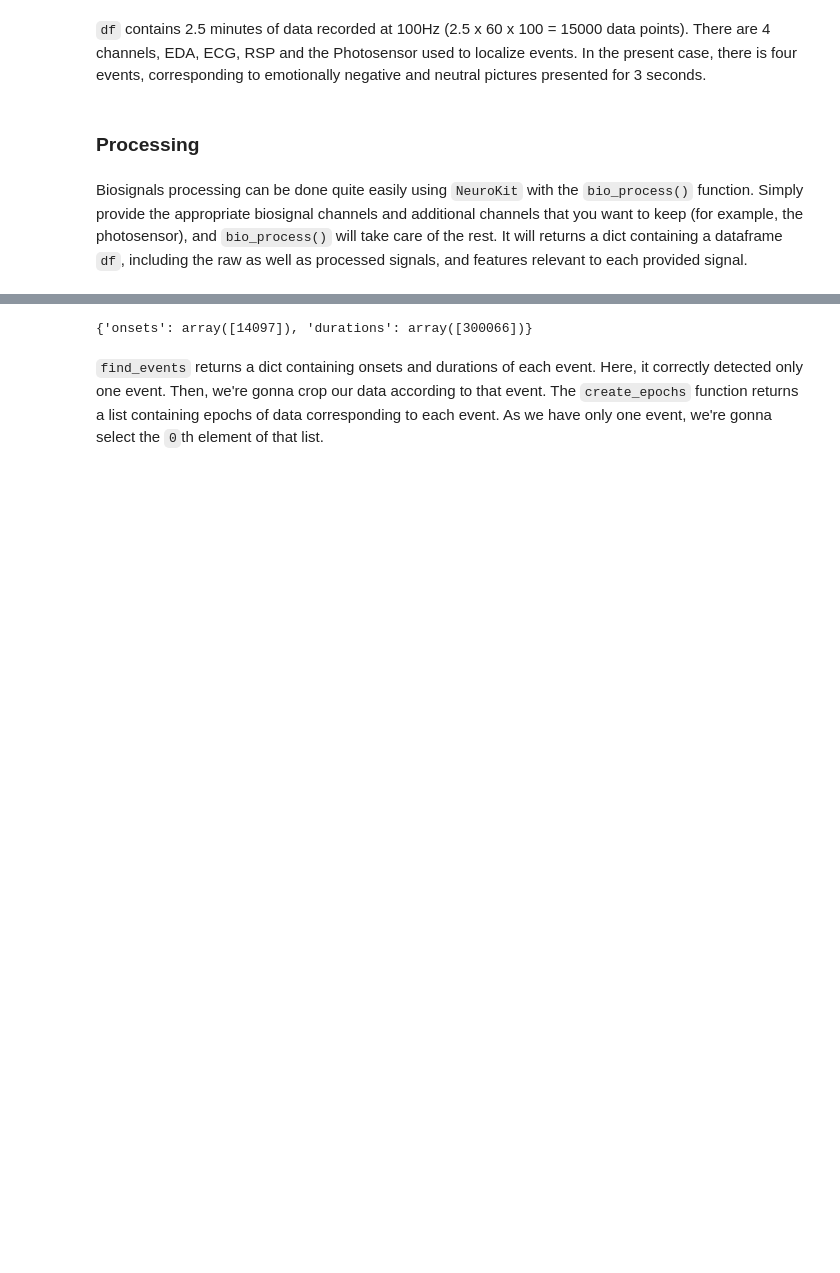
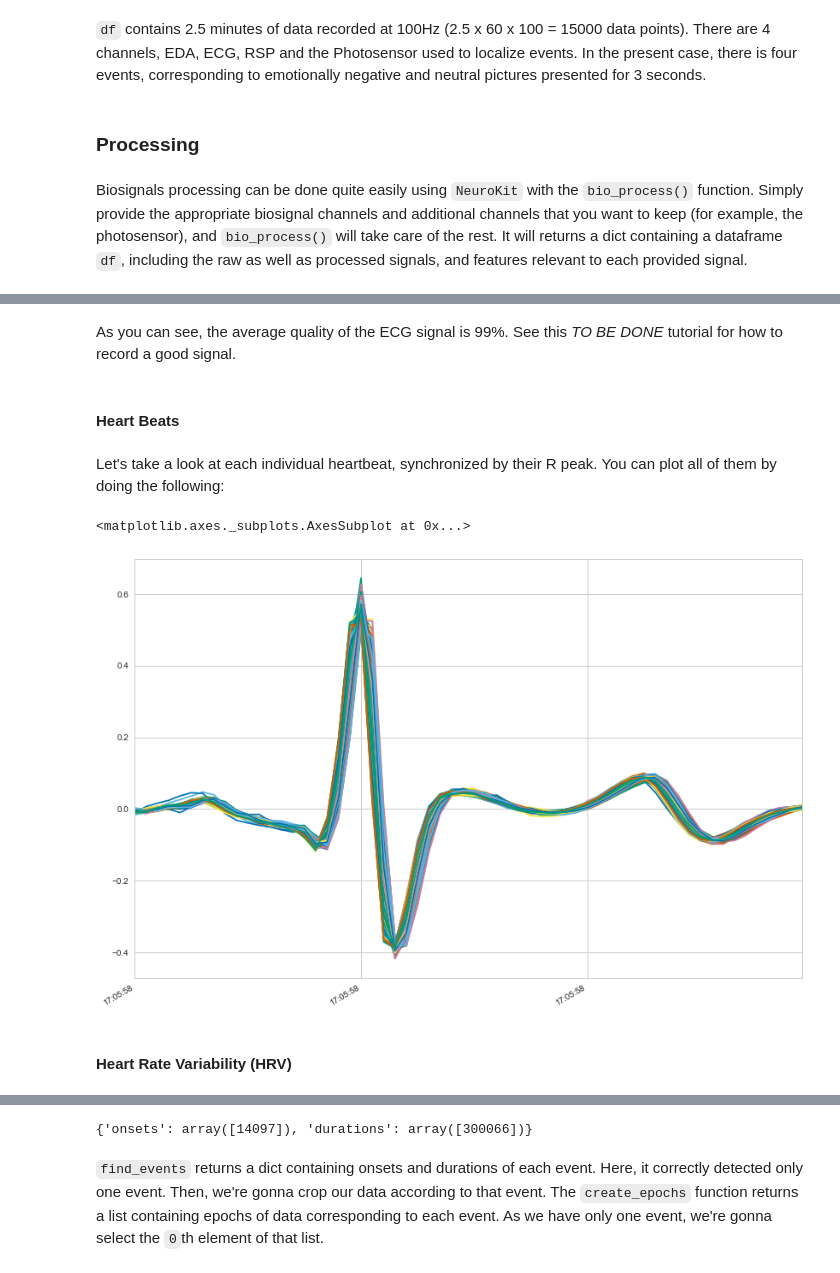
Before and after one commit to neuropsychology/NeuroKit.py, a Jupyter notebook: examples/Bio/bio.ipynb, the cells around one changed output, grey strips where cells are left out. Saved outputs shown, nothing was run; the diff lists cells and outputs as text; code cells hidden in the pictures; blank space fills up the shorter version.

```diff
--- a/examples/Bio/bio.ipynb
+++ b/examples/Bio/bio.ipynb
@@ -45,0 +56,13 @@ KeyError: 'RR_Interval'
+# %% [markdown]
+As you can see, the average quality of the ECG signal is 99%. See this *TO BE DONE* tutorial for how to record a good signal.
+# %% [markdown]
+#### Heart Beats
+# %% [markdown]
+Let's take a look at each individual heartbeat, synchronized by their R peak. You can plot all of them by doing the following:
+# %%
+pd.DataFrame(bio["ECG"]["Cardiac_Cycles"]).plot(legend=False)  # Plot all the heart beats
+# %% [output]
+<matplotlib.axes._subplots.AxesSubplot at 0x...>
+[figure, added]
+# %% [markdown]
+#### Heart Rate Variability (HRV)
```
Also changed, not shown: parts of 12 cells of this notebook, 1 other file.
